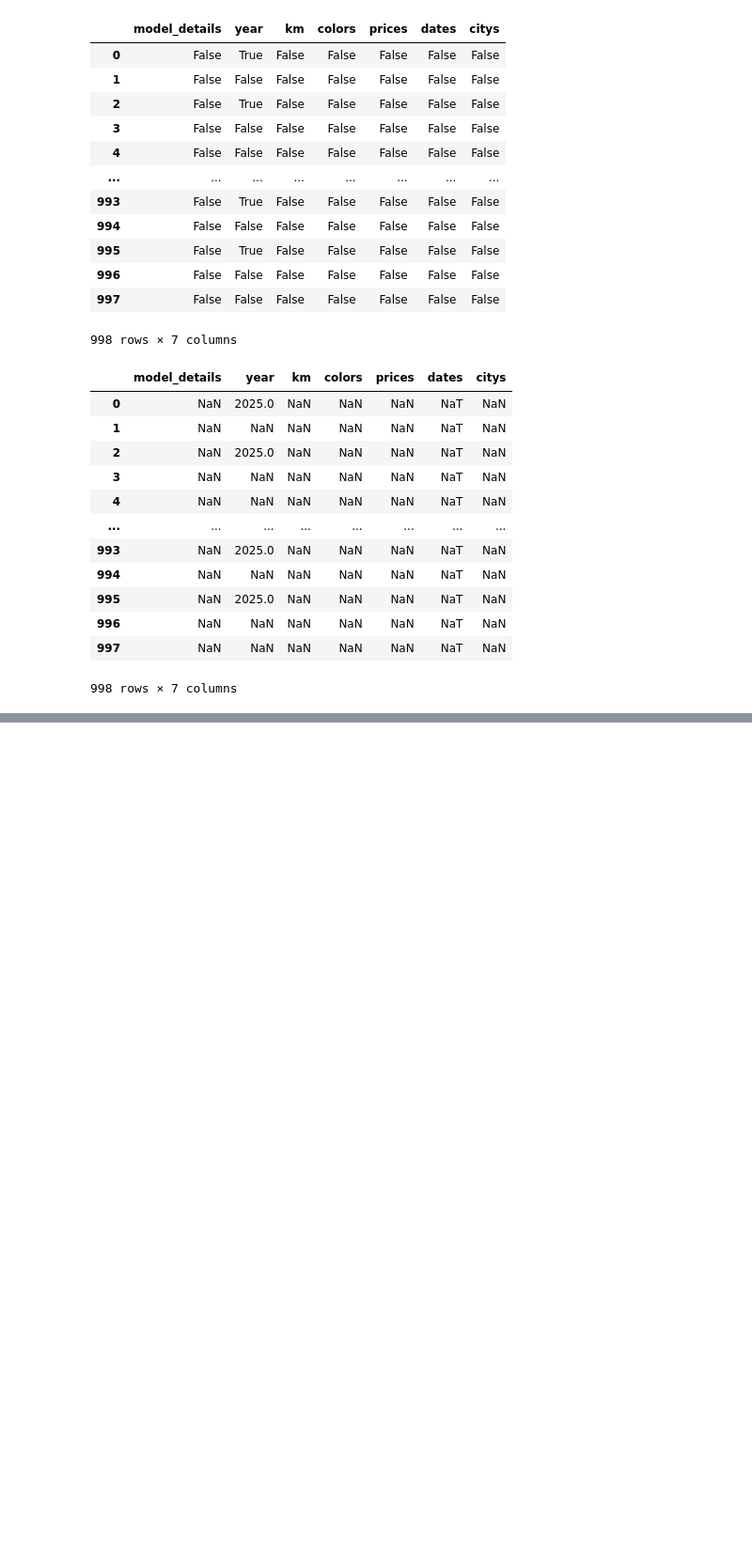
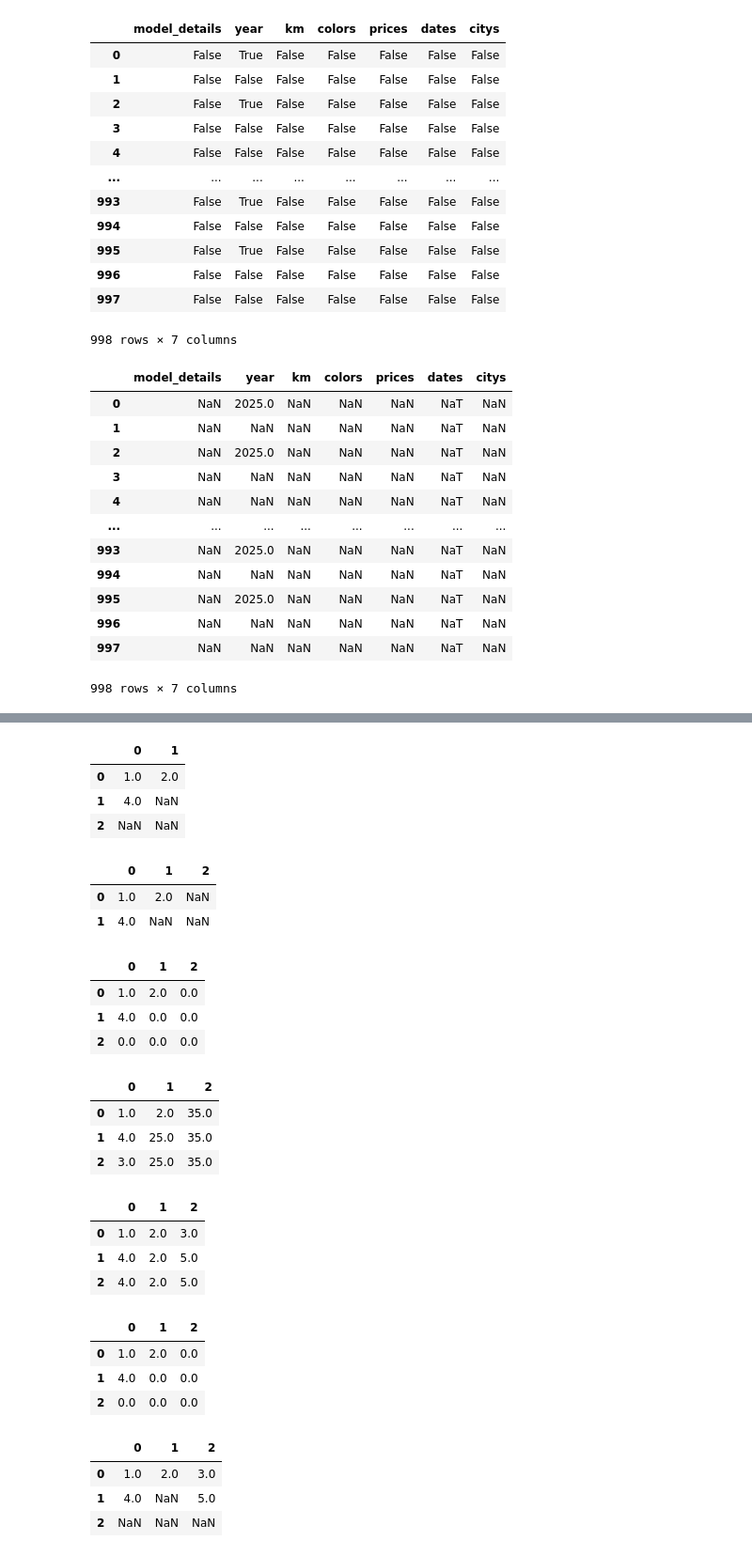
Before and after one commit to azem46/Python_Colab_Handbook, a Jupyter notebook: Python_Ders_16_Pandas.ipynb, the cells around one changed output, grey strips where cells are left out. Shown at 94% size. Drawn from its saved outputs; the diff is of its cells as text; code cells hidden in the pictures; blank space fills up the shorter version.

```diff
--- a/Python_Ders_16_Pandas.ipynb
+++ b/Python_Ders_16_Pandas.ipynb
@@ -1357,0 +1520,63 @@ modely[modely.isin([2025])]
+# %%
+#Tüm değerlei eksik veri olan sütunları silmek istersek
+
+s.dropna(axis=1,how="all")
+# %% [output]
+|  | 0 | 1 |
+| 0 | 1.0 | 2.0 |
+| 1 | 4.0 | NaN |
+| 2 | NaN | NaN |
+# %%
+#En az bir değeri olan satırları yazdırmak için 1 2 iki yaparsak en az 2 değeri olan satırlar yazdırılır.
+s.dropna(thresh=1)
+# %% [output]
+|  | 0 | 1 | 2 |
+| 0 | 1.0 | 2.0 | NaN |
+| 1 | 4.0 | NaN | NaN |
+# %%
+#Eksik verilerin yerine veri atamak için
+
+s.fillna(0)
+# %% [output]
+|  | 0 | 1 | 2 |
+| 0 | 1.0 | 2.0 | 0.0 |
+| 1 | 4.0 | 0.0 | 0.0 |
+| 2 | 0.0 | 0.0 | 0.0 |
+# %%
+#Sütuna göre eksik verilerin yerine değer atamak için
+
+s.fillna({0:3,1:25,2:35})
+# %% [output]
+|  | 0 | 1 | 2 |
+| 0 | 1.0 | 2.0 | 35.0 |
+| 1 | 4.0 | 25.0 | 35.0 |
+| 2 | 3.0 | 25.0 | 35.0 |
+# %%
+#Eğer bir üst sıradaki dolu değeri boş değerler yerine atamak istersek
+#limit=1 dersek sadece bir tane boş değere atama yapılır.
+s.fillna(method="ffill")
+# %% [output]
+|  | 0 | 1 | 2 |
+| 0 | 1.0 | 2.0 | 3.0 |
+| 1 | 4.0 | 2.0 | 5.0 |
+| 2 | 4.0 | 2.0 | 5.0 |
+# %%
+#Yapılan düzenlemenin tamamen kalıcı olmasını istiyorsak
+
+s.fillna(0,inplace=True)
+s
+# %% [output]
+|  | 0 | 1 | 2 |
+| 0 | 1.0 | 2.0 | 0.0 |
+| 1 | 4.0 | 0.0 | 0.0 |
+| 2 | 0.0 | 0.0 | 0.0 |
+# %%
+#Eksik veri yerine ortalama yazdırmak istersek
+
+ss=pd.Series([1,5,Na])
+s
+# %% [output]
+|  | 0 | 1 | 2 |
+| 0 | 1.0 | 2.0 | 3.0 |
+| 1 | 4.0 | NaN | 5.0 |
+| 2 | NaN | NaN | NaN |
```
Also changed, not shown: parts of 39 cells of this notebook.
